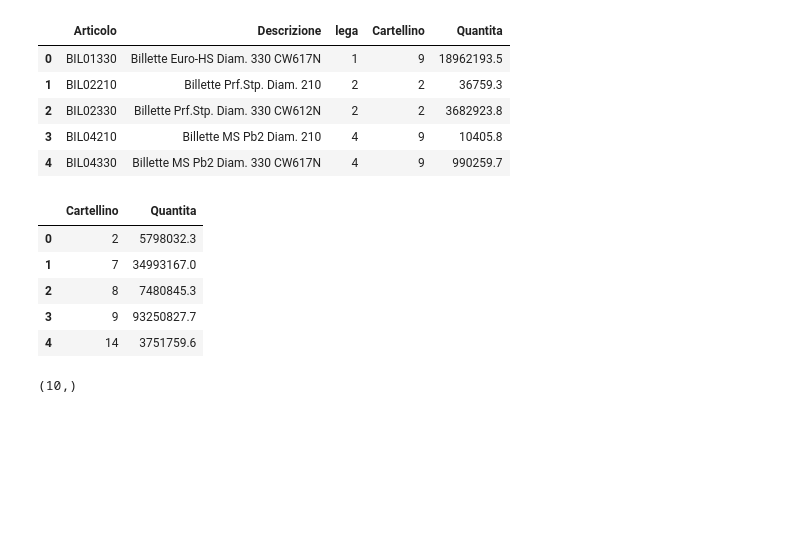
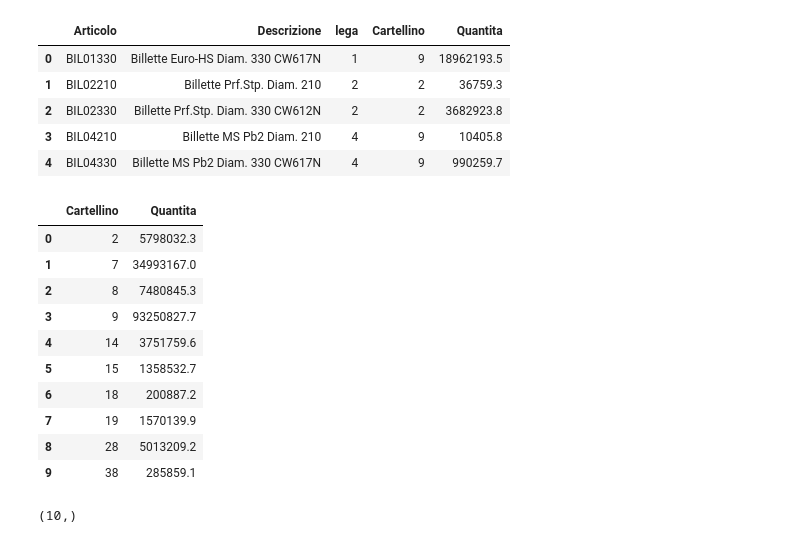
Before and after one commit to PicciMarioRegesta/almag.ottimizzazione-produzione, a Jupyter notebook: importazione.ipynb, the cells around one changed output. Saved outputs shown, nothing was run; the diff lists cells and outputs as text; code cells hidden in the pictures; blank space fills up the shorter version.

```diff
--- a/importazione.ipynb
+++ b/importazione.ipynb
@@ -22,14 +22,19 @@ prod_df_raw.head()
 | 4 | BIL04330 | Billette MS Pb2 Diam. 330 CW617N | 4 | 9 | 990259.7 |
 # %%
 prod_df = prod_df_raw[['Cartellino', 'Quantita']].groupby('Cartellino').sum().sort_values(['Cartellino']).reset_index()
-prod_df.head()
+prod_df
 # %% [output]
 |  | Cartellino | Quantita |
 | 0 | 2 | 5798032.3 |
 | 1 | 7 | 34993167.0 |
 | 2 | 8 | 7480845.3 |
 | 3 | 9 | 93250827.7 |
 | 4 | 14 | 3751759.6 |
+| 5 | 15 | 1358532.7 |
+| 6 | 18 | 200887.2 |
+| 7 | 19 | 1570139.9 |
+| 8 | 28 | 5013209.2 |
+| 9 | 38 | 285859.1 |
 # %%
 produzioni = np.array(prod_df['Quantita'])
 print(produzioni.shape)
```
Also changed, not shown: parts of 12 cells of this notebook, 3 other files.
